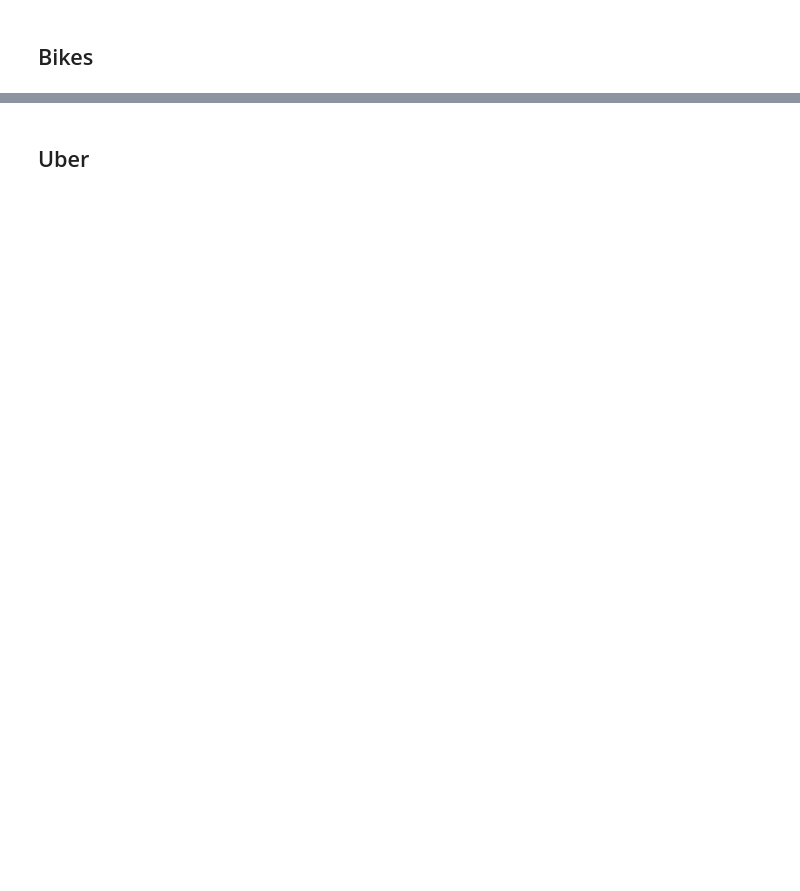
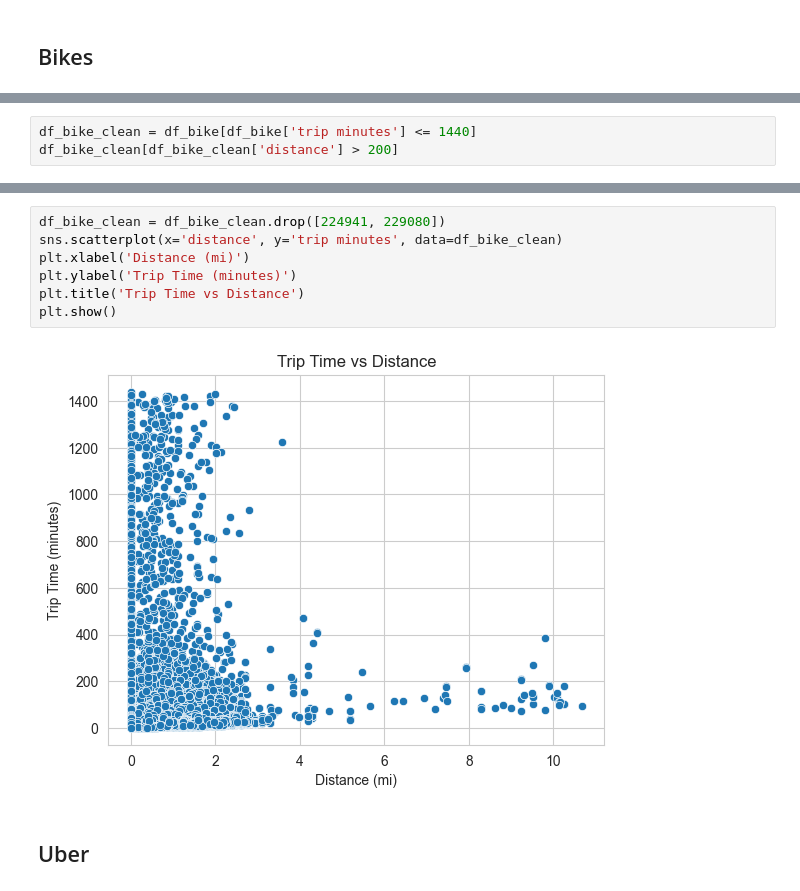
Before and after one commit to nallen19/DSandML, a Jupyter notebook: Project/Project.ipynb, the cells around one changed output, grey strips where cells are left out. Drawn from its saved outputs; the diff is of its cells as text; blank space fills up the shorter version.

```diff
--- a/Project/Project.ipynb
+++ b/Project/Project.ipynb
@@ -82,0 +128,3 @@ df_bike.head()
+# %%
+df_bike_clean = df_bike[df_bike['trip minutes'] <= 1440]
+df_bike_clean[df_bike_clean['distance'] > 200]
@@ -83,2 +135,11 @@ df_bike.head()
+# %%
+df_bike_clean = df_bike_clean.drop([224941, 229080])
+sns.scatterplot(x='distance', y='trip minutes', data=df_bike_clean)
+plt.xlabel('Distance (mi)')
+plt.ylabel('Trip Time (minutes)')
+plt.title('Trip Time vs Distance')
+plt.show()
+# %% [output]
+[figure, added]
 # %% [markdown]
 ## Uber
```
Also changed, not shown: parts of 16 cells of this notebook.
